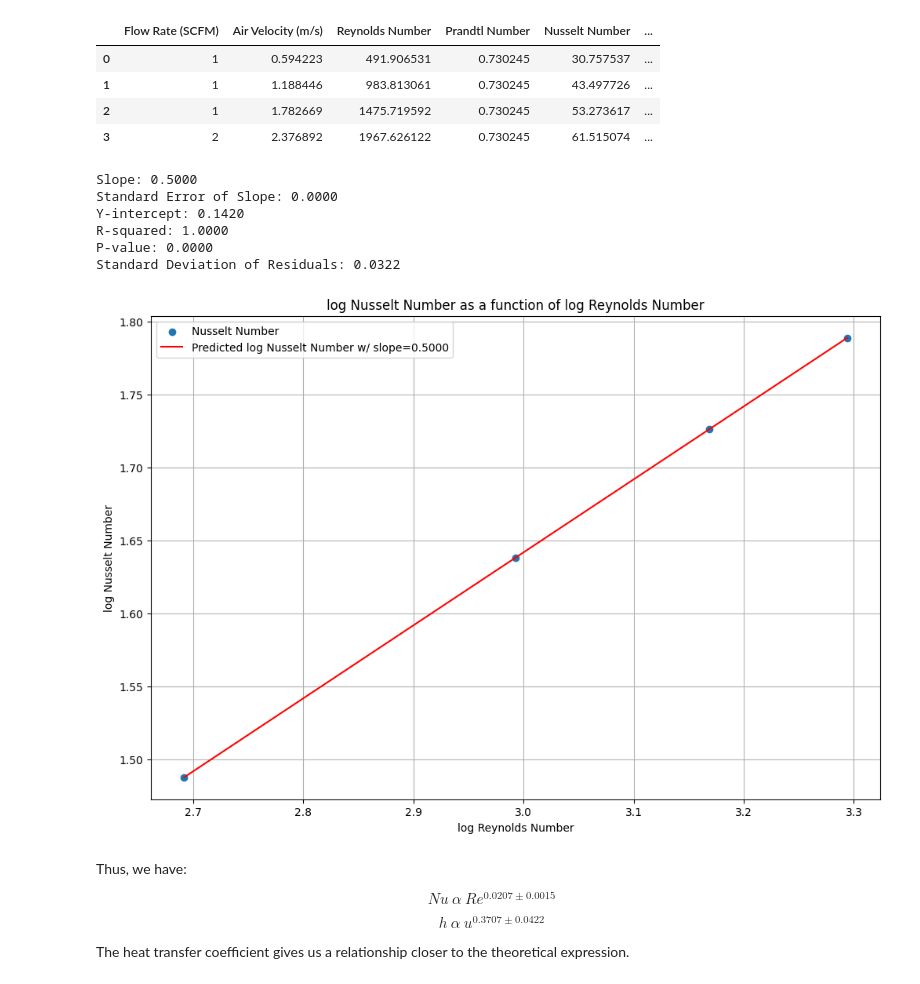
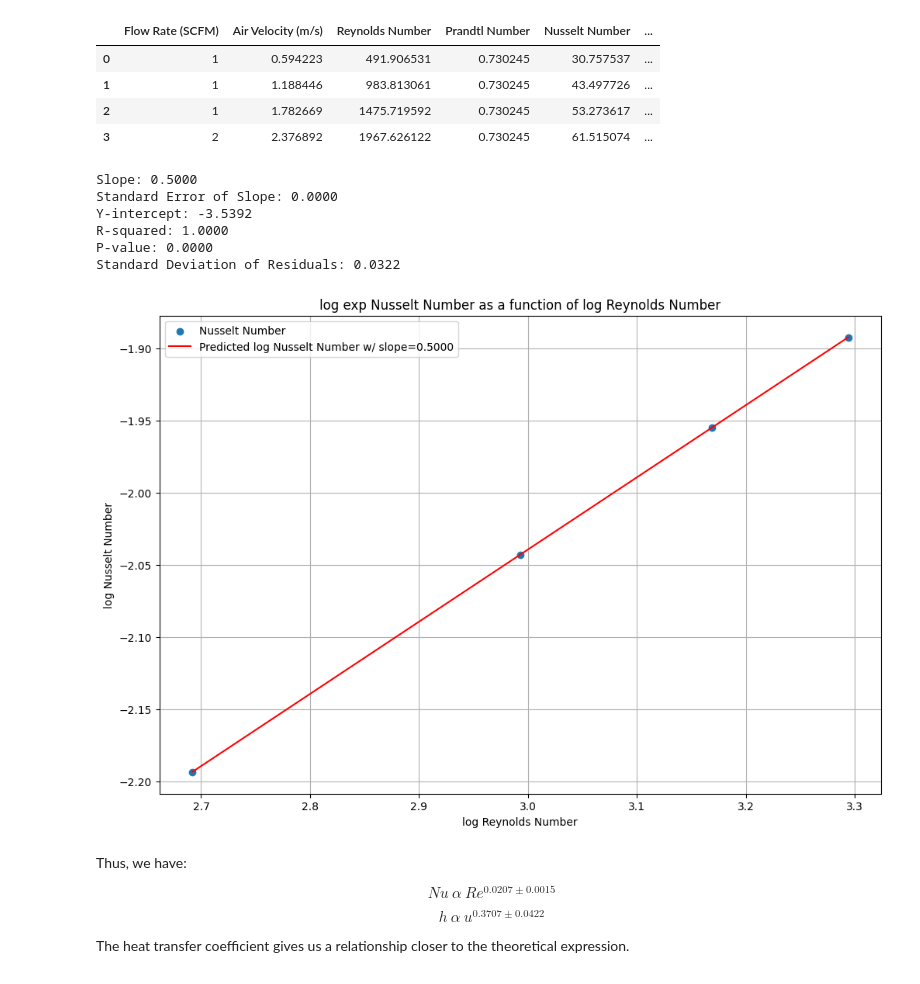
Before and after one commit to rahilisashaik/cbe154, a Jupyter notebook: heat-transfer-2/HT_data_analysis.ipynb, the cells around one changed output. Cells and saved outputs as stored; diff of their text form; code cells hidden in the pictures.

Commit message:
experimental nusselt calculation

```diff
--- a/heat-transfer-2/HT_data_analysis.ipynb
+++ b/heat-transfer-2/HT_data_analysis.ipynb
@@ -346,4 +346,4 @@ for flow_rate, velocity in zip(df["Flow Rate (SCFM)"], calc_vals_df['Air Velocit
 
 dimensionless_df = pd.DataFrame(results)
 
-dimensionless_df
+dimensionless_df["experimental Nusselt Number"] = (dimensionless_df["Heat Transfer Coefficient (W/m²·K)"] *(rod_diameter / 2)) / k
@@ -415,6 +409,7 @@ $$ Nu \ \alpha \ Re ^ {0.5} $$
 # %%
 dimensionless_df["log Reynolds Number"] = np.log10(dimensionless_df["Reynolds Number"])
 dimensionless_df["log Nusselt Number"] = np.log10(dimensionless_df["Nusselt Number"])
+dimensionless_df["log experimental Nusselt Number"] = np.log10(dimensionless_df["experimental Nusselt Number"])
 dimensionless_df
 # %% [output]
 |  | Flow Rate (SCFM) | Air Velocity (m/s) | Reynolds Number | Prandtl Number | Nusselt Number | ... |
@@ -423,34 +418,34 @@ dimensionless_df
 | 2 | 1 | 1.782669 | 1475.719592 | 0.730245 | 53.273617 | ... |
 | 3 | 2 | 2.376892 | 1967.626122 | 0.730245 | 61.515074 | ... |
 # %%
-slope, intercept, r_value, p_value, std_err = stats.linregress(dimensionless_df["log Reynolds Number"], dimensionless_df['log Nusselt Number'])
+slope, intercept, r_value, p_value, std_err = stats.linregress(dimensionless_df["log Reynolds Number"], dimensionless_df['log experimental Nusselt Number'])
 line = slope * dimensionless_df["log Reynolds Number"] + intercept
 plt.figure(figsize=(12, 8))
-plt.scatter(dimensionless_df["log Reynolds Number"], dimensionless_df["log Nusselt Number"], label = "Nusselt Number")
+plt.scatter(dimensionless_df["log Reynolds Number"], dimensionless_df["log experimental Nusselt Number"], label = "Nusselt Number")
 plt.plot(dimensionless_df["log Reynolds Number"], line, label=f"Predicted log Nusselt Number w/ slope={slope:.4f}", color = "red")
-plt.title("log Nusselt Number as a function of log Reynolds Number")
+plt.title("log exp Nusselt Number as a function of log Reynolds Number")
 plt.xlabel("log Reynolds Number")
 plt.ylabel("log Nusselt Number")
 plt.grid()
 plt.legend()
 
 print(f"Slope: {slope:.4f}")
 print(f"Standard Error of Slope: {std_err:.4f}")
 print(f"Y-intercept: {intercept:.4f}")
 print(f"R-squared: {r_value**2:.4f}")
 print(f"P-value: {p_value:.4f}")
 
 residuals = calc_vals_df['log(h)'] - line
 std_dev = np.std(residuals)
 print(f"Standard Deviation of Residuals: {std_dev:.4f}")
 # %% [output]
 Slope: 0.5000
 Standard Error of Slope: 0.0000
-Y-intercept: 0.1420
+Y-intercept: -3.5392
 R-squared: 1.0000
 P-value: 0.0000
 Standard Deviation of Residuals: 0.0322
-[figure, old version]
+[figure, new version]
 # %% [markdown]
 Thus, we have:
 
```
Also changed, not shown: parts of 1 cell of this notebook.
